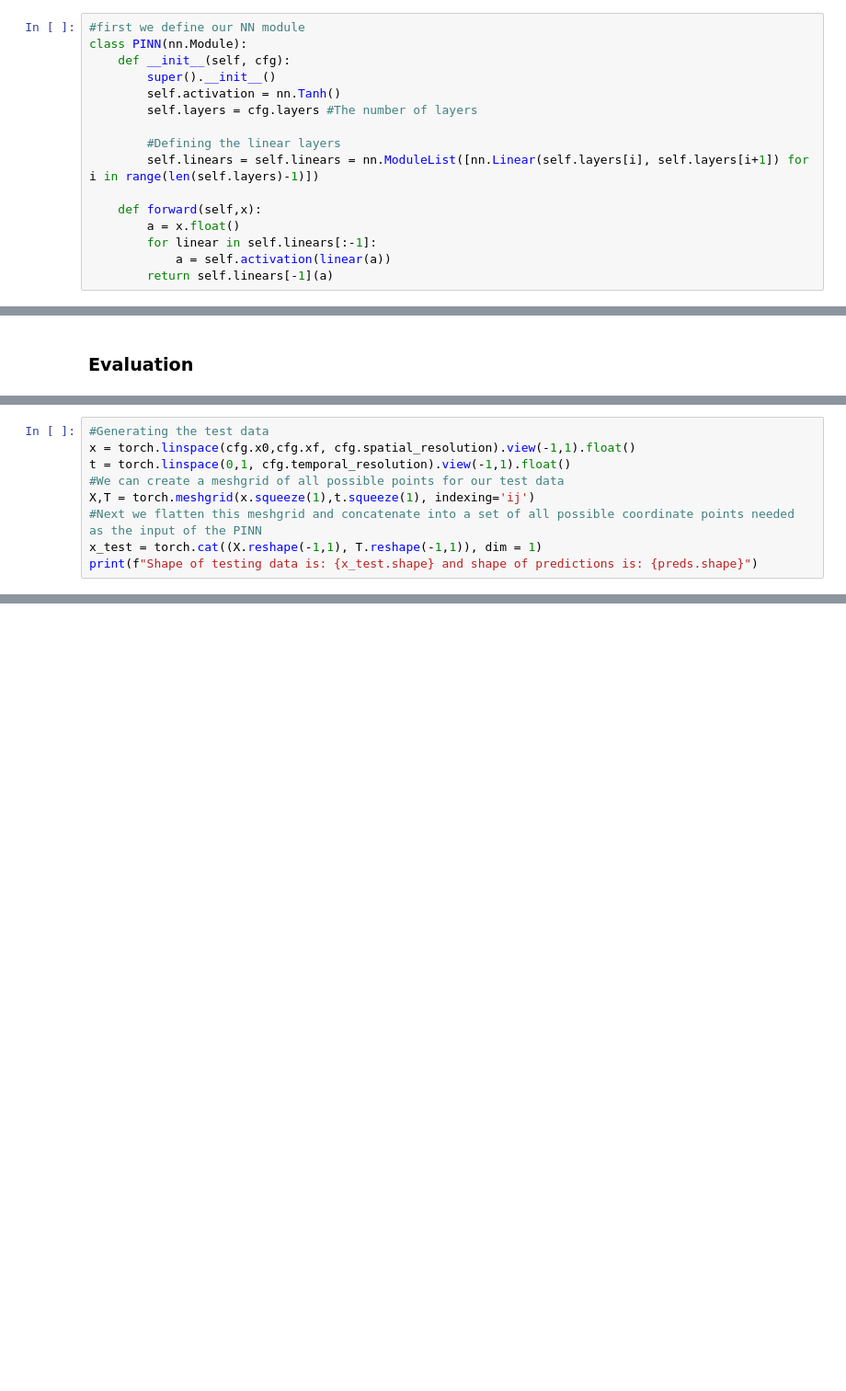
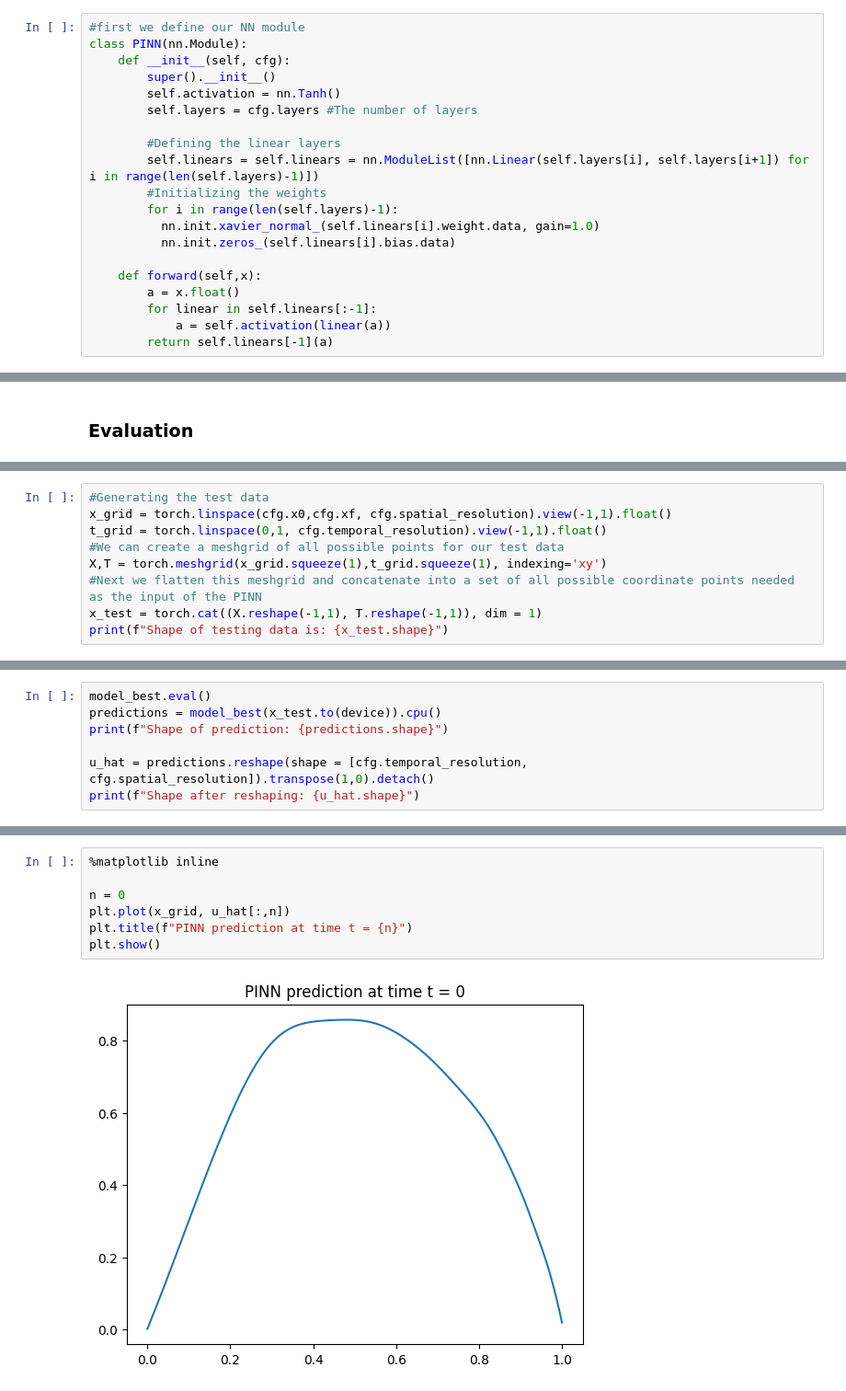
Before and after one commit to oduolaidrisA/Scientific-Machine-Learning, a Jupyter notebook: PINN_for_1d_Burgers_equation_with_pytorch_lightning.ipynb, the cells around one changed output, grey strips where cells are left out. Shown: that part at 92% size. Saved outputs shown, nothing was run; the diff lists cells and outputs as text; blank space fills up the shorter version.

```diff
--- a/PINN_for_1d_Burgers_equation_with_pytorch_lightning.ipynb
+++ b/PINN_for_1d_Burgers_equation_with_pytorch_lightning.ipynb
@@ -241,6 +227,10 @@ class PINN(nn.Module):
 
         #Defining the linear layers
         self.linears = self.linears = nn.ModuleList([nn.Linear(self.layers[i], self.layers[i+1]) for i in range(len(self.layers)-1)])
+        #Initializing the weights
+        for i in range(len(self.layers)-1):
+          nn.init.xavier_normal_(self.linears[i].weight.data, gain=1.0)
+          nn.init.zeros_(self.linears[i].bias.data)
 
     def forward(self,x):
         a = x.float()
@@ -370,10 +360,10 @@ preds = torch.cat(preds, dim = 0)
 # %%
 #Generating the test data
-x = torch.linspace(cfg.x0,cfg.xf, cfg.spatial_resolution).view(-1,1).float()
-t = torch.linspace(0,1, cfg.temporal_resolution).view(-1,1).float()
+x_grid = torch.linspace(cfg.x0,cfg.xf, cfg.spatial_resolution).view(-1,1).float()
+t_grid = torch.linspace(0,1, cfg.temporal_resolution).view(-1,1).float()
 #We can create a meshgrid of all possible points for our test data
-X,T = torch.meshgrid(x.squeeze(1),t.squeeze(1), indexing='ij')
+X,T = torch.meshgrid(x_grid.squeeze(1),t_grid.squeeze(1), indexing='xy')
 #Next we flatten this meshgrid and concatenate into a set of all possible coordinate points needed as the input of the PINN
 x_test = torch.cat((X.reshape(-1,1), T.reshape(-1,1)), dim = 1)
-print(f"Shape of testing data is: {x_test.shape} and shape of predictions is: {preds.shape}")
+print(f"Shape of testing data is: {x_test.shape}")
 # %% [output]
@@ -401,0 +371,7 @@ def plot3D_Matrix(x,t,y):
+# %%
+model_best.eval()
+predictions = model_best(x_test.to(device)).cpu()
+print(f"Shape of prediction: {predictions.shape}")
+
+u_hat = predictions.reshape(shape = [cfg.temporal_resolution, cfg.spatial_resolution]).transpose(1,0).detach()
+print(f"Shape after reshaping: {u_hat.shape}")
@@ -402 +381,10 @@ def plot3D_Matrix(x,t,y):
+# %%
+%matplotlib inline
+
+n = 0
+plt.plot(x_grid, u_hat[:,n])
+plt.title(f"PINN prediction at time t = {n}")
+plt.show()
+# %% [output]
+[figure, added]
 # %%
```
Also changed, not shown: parts of 18 cells of this notebook, 14 other files.
